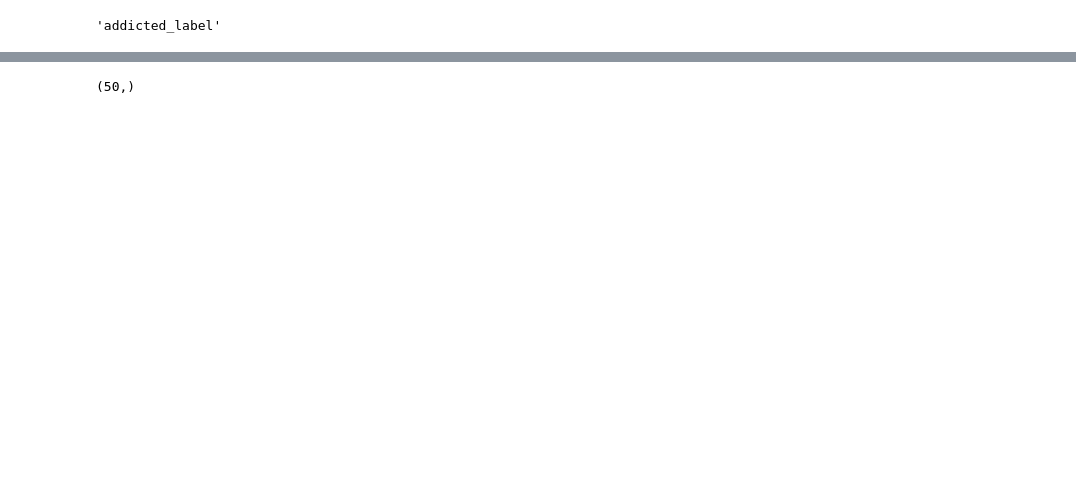
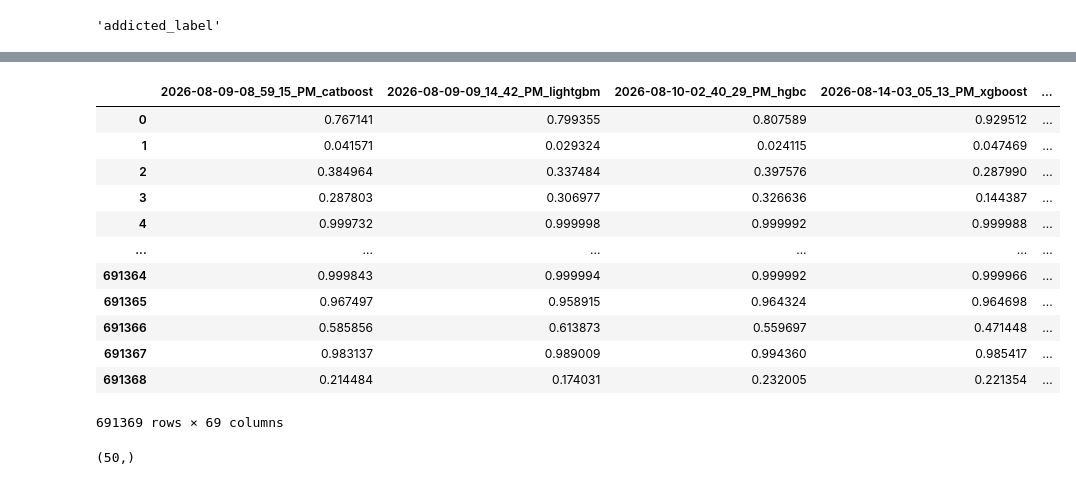
Before and after one commit to abhi-neelam/Kaggle-Notebooks, a Jupyter notebook: Classification/Smartphone Addiction/src/predict/hill_climb.ipynb, the cells around one changed output, grey strips where cells are left out. Cells and saved outputs as stored; diff of their text form; code cells hidden in the pictures; blank space fills up the shorter version.

Commit message:
fix oof bug for hill climb

```diff
--- a/Classification/Smartphone Addiction/src/predict/hill_climb.ipynb
+++ b/Classification/Smartphone Addiction/src/predict/hill_climb.ipynb
@@ -13,7 +13,7 @@ import os
 #%load_ext pyinstrument
 # %%
 USE_NEGATIVE_WGT = False
-MAX_ITER = 10
+MAX_ITER = 30
 # %%
 pst = pytz.timezone('America/Los_Angeles')
 dt_str = dt.datetime.now(pst).strftime("%Y-%m-%d-%I_%M_%S_%p")
@@ -39,8 +39,8 @@ target_column
 experiment_config = {
      "experiment": {
         "model": "hill_climb",
-        "exp_oof_path": "2026-09-07-07_15_19_PM_optuna_xgboost",
-        "description": "xgb hill climb sample",
+        "exp_oof_path": "2026-10-19-10_00_00_AM_diverse_models_optuna",
+        "description": "diverse model hill climb sample",
         "use_negative_wgt": USE_NEGATIVE_WGT,
         "max_iter": MAX_ITER
     }
@@ -110,0 +53,67 @@ best_exp_name = score_df.iloc[best_start_model_idx]['experiment_name']
+# %%
+exp_oof_path = Path(experiments_path) / experiment_config["experiment"]["exp_oof_path"]
+
+# Keep predictions indexed by ID so files with different row counts align correctly.
+oof_preds = {}
+ss_preds = {}
+for subdir in exp_oof_path.iterdir():
+    if not subdir.is_dir():
+        continue
+
+    oof_file = subdir / "oof.csv"
+    submission_file = subdir / "submission.csv"
+    if not oof_file.exists() or not submission_file.exists():
+        continue
+
+    oof_df = pd.read_csv(oof_file).set_index("id")
+    submission_df = pd.read_csv(submission_file).set_index("id")
+    oof_preds[subdir.name] = oof_df[target_column]
+    ss_preds[subdir.name] = submission_df[target_column]
+
+train_ids = pd.Index(raw_train_id)
+test_ids = pd.Index(ss["id"])
+train_id_set = set(train_ids)
+oof_id_sets = {name: set(pred.index) for name, pred in oof_preds.items()}
+
+# If any OOF is partial, score on the partial ID set shared by the most models.
+partial_id_sets = [ids for ids in oof_id_sets.values() if ids != train_id_set]
+if partial_id_sets:
+    scoring_ids = max(
+        partial_id_sets,
+        key=lambda ids: sum(ids.issubset(other_ids) for other_ids in oof_id_sets.values()),
+    )
+else:
+    scoring_ids = train_id_set
+
+oof_id = train_ids[train_ids.isin(scoring_ids)]
+models = [
+    name for name, ids in oof_id_sets.items()
+    if scoring_ids.issubset(ids)
+]
+
+oof_dfs = pd.DataFrame({
+    name: oof_preds[name].reindex(oof_id).to_numpy()
+    for name in models
+})
+submission_id = test_ids
+ss_dfs = pd.DataFrame({
+    name: ss_preds[name].reindex(submission_id).to_numpy()
+    for name in models
+})
+y_valid = raw_train_df.set_index("id").loc[oof_id, target_column]
+
+oof_dfs
+# %% [output]
+|  | 2026-08-09-08_59_15_PM_catboost | 2026-08-09-09_14_42_PM_lightgbm | 2026-08-10-02_40_29_PM_hgbc | 2026-08-14-03_05_13_PM_xgboost | ... |
+| 0 | 0.767141 | 0.799355 | 0.807589 | 0.929512 | ... |
+| 1 | 0.041571 | 0.029324 | 0.024115 | 0.047469 | ... |
+| 2 | 0.384964 | 0.337484 | 0.397576 | 0.287990 | ... |
+| 3 | 0.287803 | 0.306977 | 0.326636 | 0.144387 | ... |
+| 4 | 0.999732 | 0.999998 | 0.999992 | 0.999988 | ... |
+| ... | ... | ... | ... | ... | ... |
+| 691364 | 0.999843 | 0.999994 | 0.999992 | 0.999966 | ... |
+| 691365 | 0.967497 | 0.958915 | 0.964324 | 0.964698 | ... |
+| 691366 | 0.585856 | 0.613873 | 0.559697 | 0.471448 | ... |
+| 691367 | 0.983137 | 0.989009 | 0.994360 | 0.985417 | ... |
+| 691368 | 0.214484 | 0.174031 | 0.232005 | 0.221354 | ... |
+691369 rows × 69 columns
```
Also changed, not shown: parts of 5 cells of this notebook.
